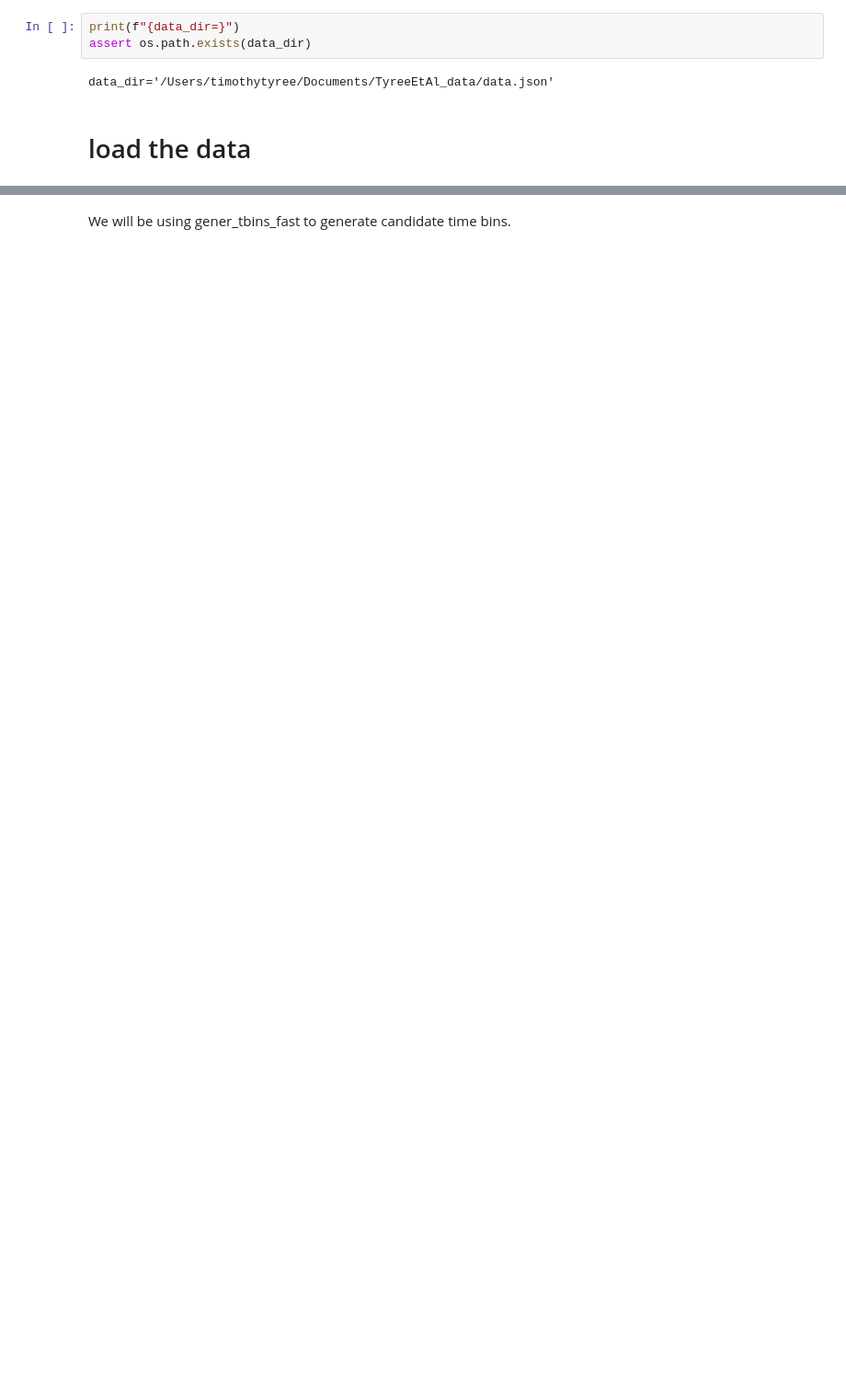
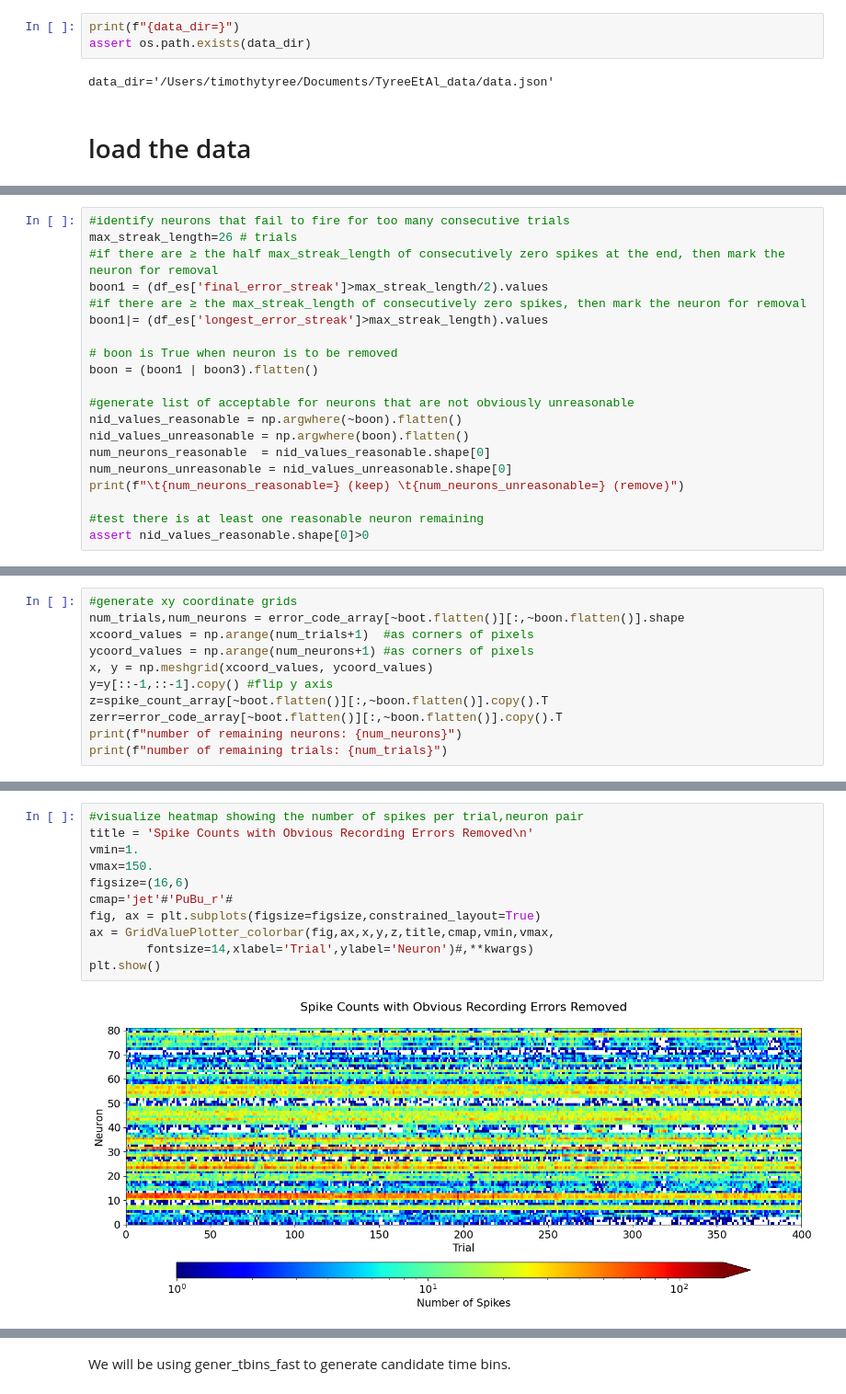
Before and after one commit to timtyree/tbins, a Jupyter notebook: notebooks/decoding_individual_identity.ipynb, the cells around one changed output, grey strips where cells are left out. Shown at 92% size. Saved outputs shown, nothing was run; the diff lists cells and outputs as text; blank space fills up the shorter version.

```diff
--- a/notebooks/decoding_individual_identity.ipynb
+++ b/notebooks/decoding_individual_identity.ipynb
@@ -112,0 +291,20 @@ df_labels
+# %%
+#identify neurons that fail to fire for too many consecutive trials
+max_streak_length=26 # trials
+#if there are ≥ the half max_streak_length of consecutively zero spikes at the end, then mark the neuron for removal
+boon1 = (df_es['final_error_streak']>max_streak_length/2).values
+#if there are ≥ the max_streak_length of consecutively zero spikes, then mark the neuron for removal
+boon1|= (df_es['longest_error_streak']>max_streak_length).values
+
+# boon is True when neuron is to be removed
+boon = (boon1 | boon3).flatten()
+
+#generate list of acceptable for neurons that are not obviously unreasonable
+nid_values_reasonable = np.argwhere(~boon).flatten()
+nid_values_unreasonable = np.argwhere(boon).flatten()
+num_neurons_reasonable  = nid_values_reasonable.shape[0]
+num_neurons_unreasonable = nid_values_unreasonable.shape[0]
+print(f"\t{num_neurons_reasonable=} (keep) \t{num_neurons_unreasonable=} (remove)")
+
+#test there is at least one reasonable neuron remaining
+assert nid_values_reasonable.shape[0]>0
@@ -136,0 +355,11 @@ train_test_split_multimodal_crossval
+# %%
+#generate xy coordinate grids
+num_trials,num_neurons = error_code_array[~boot.flatten()][:,~boon.flatten()].shape
+xcoord_values = np.arange(num_trials+1)  #as corners of pixels
+ycoord_values = np.arange(num_neurons+1) #as corners of pixels
+x, y = np.meshgrid(xcoord_values, ycoord_values)
+y=y[::-1,::-1].copy() #flip y axis
+z=spike_count_array[~boot.flatten()][:,~boon.flatten()].copy().T
+zerr=error_code_array[~boot.flatten()][:,~boon.flatten()].copy().T
+print(f"number of remaining neurons: {num_neurons}")
+print(f"number of remaining trials: {num_trials}")
@@ -136,0 +369,13 @@ train_test_split_multimodal_crossval
+# %%
+#visualize heatmap showing the number of spikes per trial,neuron pair
+title = 'Spike Counts with Obvious Recording Errors Removed\n'
+vmin=1.
+vmax=150.
+figsize=(16,6)
+cmap='jet'#'PuBu_r'#
+fig, ax = plt.subplots(figsize=figsize,constrained_layout=True)
+ax = GridValuePlotter_colorbar(fig,ax,x,y,z,title,cmap,vmin,vmax,
+        fontsize=14,xlabel='Trial',ylabel='Neuron')#,**kwargs)
+plt.show()
+# %% [output]
+[figure, added]
```
Also changed, not shown: parts of 56 cells of this notebook, 9 other files.
